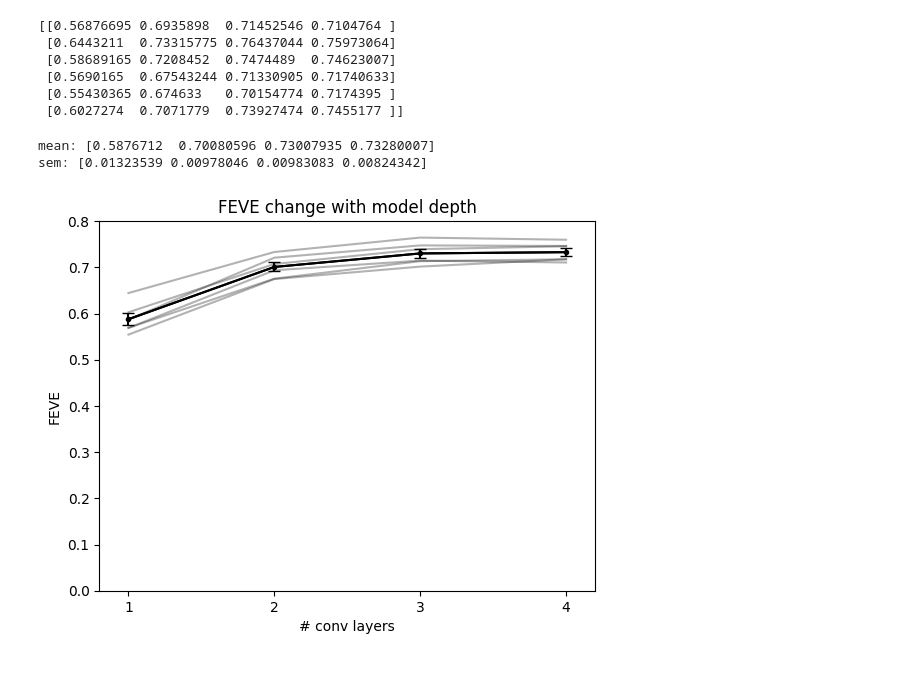
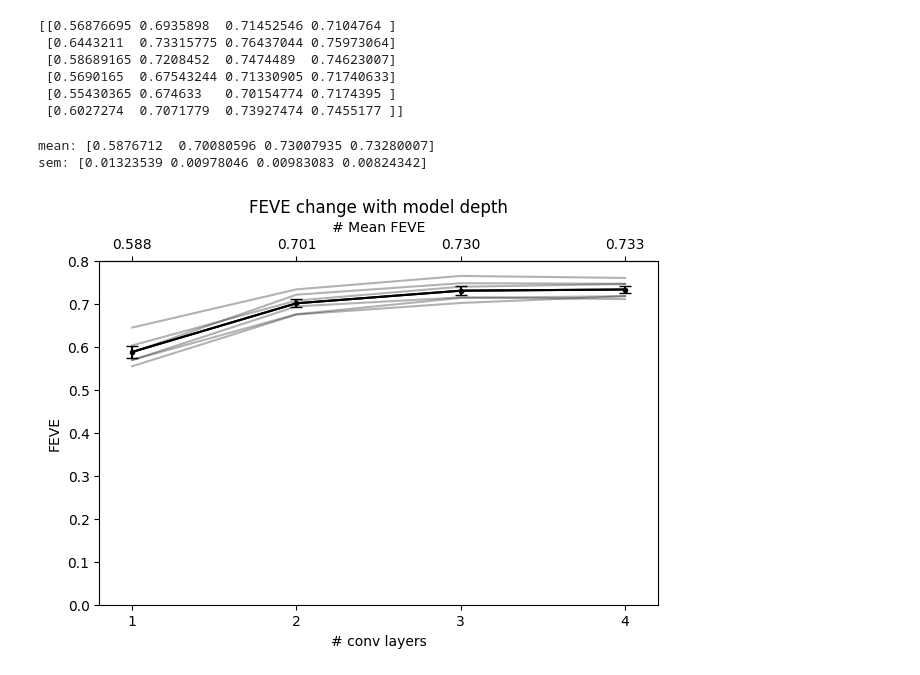
Before and after one commit to NAMAR4/minimodel, a Jupyter notebook: internship/results_192-x_plotting.ipynb, the cells around one changed output. Cells and saved outputs as stored; diff of their text form; code cells hidden in the pictures.

Commit message:
added plotting to compare exp format

```diff
--- a/internship/results_192-x_plotting.ipynb
+++ b/internship/results_192-x_plotting.ipynb
@@ -41,31 +41,37 @@ print(f"sem: {sem}")
 
 x = [1,2,3,4]
 
 for mice_id in range(0,6):
     plt.plot(x, feve_mice[mice_id], color="BLACK", alpha=0.3)
 
 plt.plot(x, mean, marker="o", markersize= 3, color="BLACK")
 plt.errorbar(
     x,
     mean,
     yerr=sem,
     capsize=4,
     color = "BLACK"
 )
 
+ax = plt.gca()
+ax_top = ax.secondary_xaxis("top")
+ax_top.set_xticks(x)
+ax_top.set_xticklabels([f"{m:.3f}" for m in mean])
+ax_top.set_xlabel("# Mean FEVE")
 
 plt.ylabel("FEVE")
 plt.xlabel("# conv layers")
 plt.title("FEVE change with model depth")
 
 plt.xlim(0.8,4.2)
 plt.xticks([1,2,3,4])
 plt.ylim(0.0, 0.8)
+plt.tight_layout()
 
 output_file_path = os.path.join(output_path, "FEVE_change_with_model_depth")
 plt.savefig(output_file_path)
 plt.show()
 # %% [output]
 mean: [0.5876712  0.70080596 0.73007935 0.73280007]
 sem: [0.01323539 0.00978046 0.00983083 0.00824342]
-[figure, old version]
+[figure, new version]
```
Also changed, not shown: parts of 1 cell of this notebook, 6 other files.
